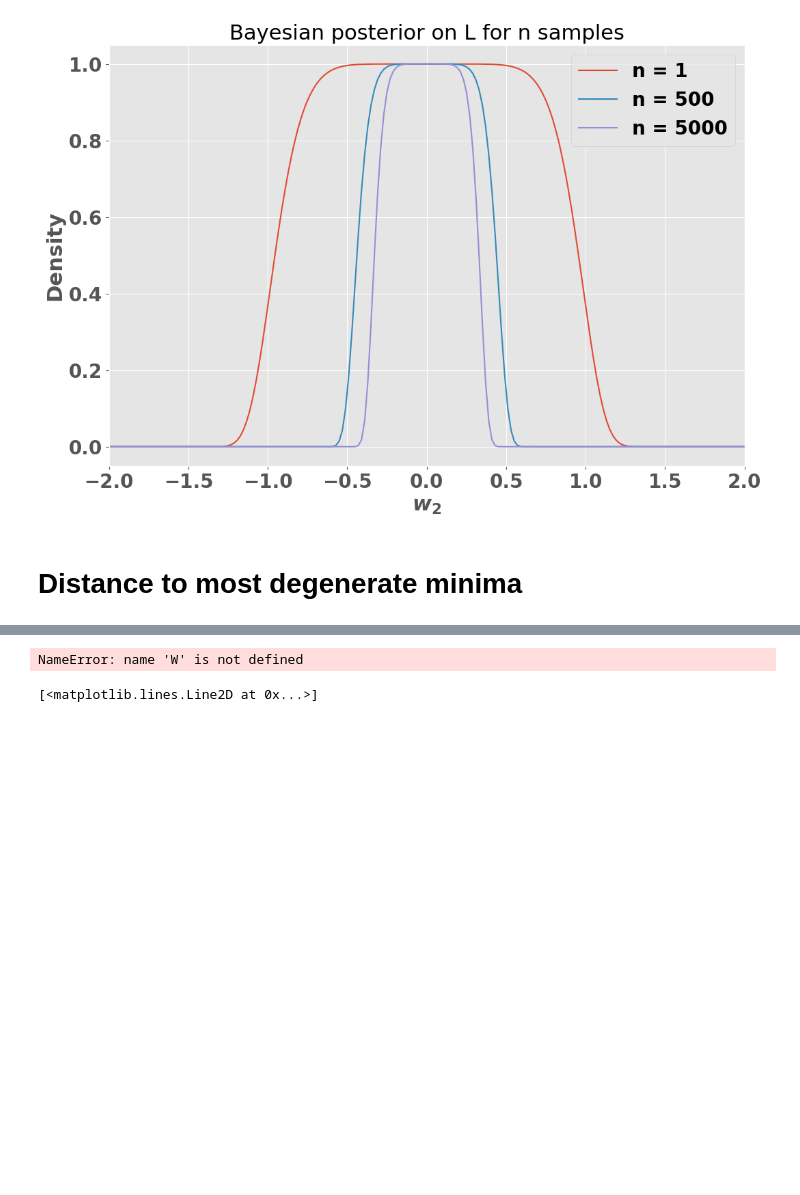
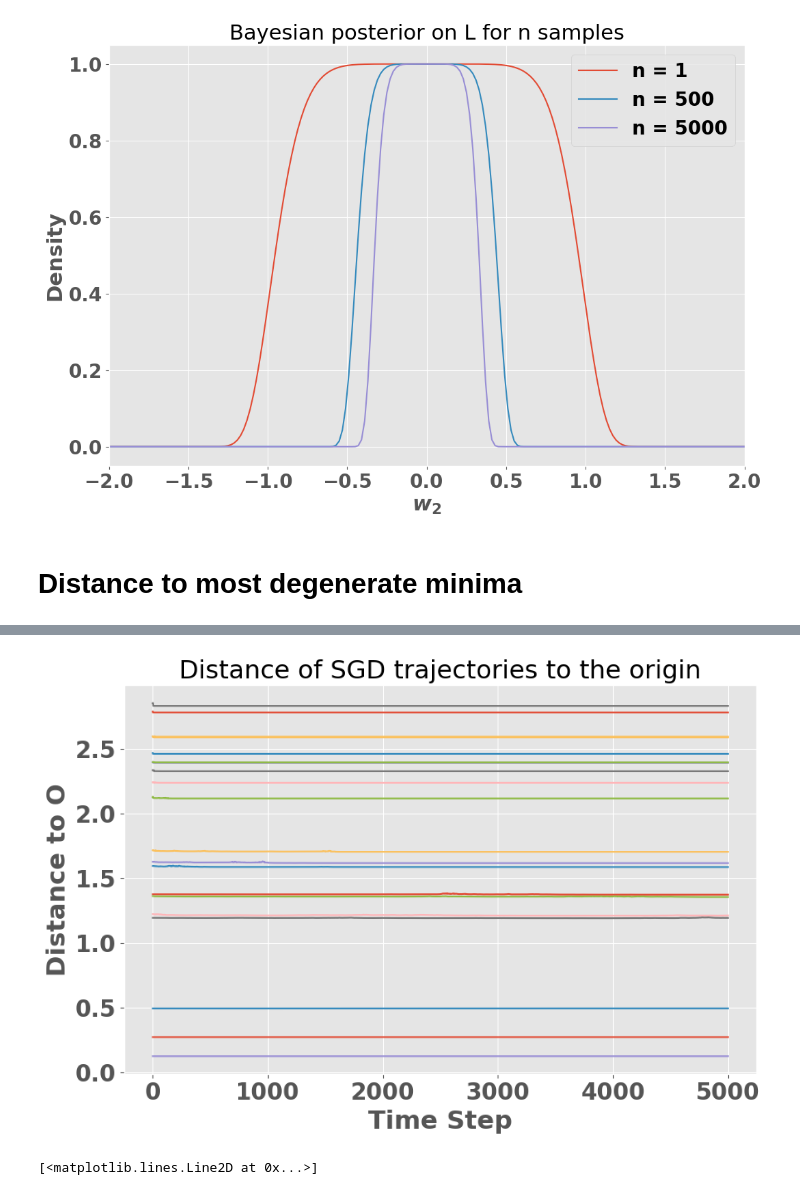
Before and after one commit to gcorlouer/SLTforSGD, a Jupyter notebook: notebooks/sgd_stuck.ipynb, the cells around one changed output, grey strips where cells are left out. Drawn from its saved outputs; the diff is of its cells as text; code cells hidden in the pictures; blank space fills up the shorter version.

```diff
--- a/notebooks/sgd_stuck.ipynb
+++ b/notebooks/sgd_stuck.ipynb
@@ -306,36 +306,36 @@ rows_greater_than_threshold = np.all(distances > threshold, axis=1)
 
 # Create a mask for rows where all elements are less than the threshold
 rows_less_than_threshold = np.all(distances < threshold, axis=1)
 
 # Apply the masks to get the required subarrays
 distances_greater_than_threshold = distances[rows_greater_than_threshold]
 distances_less_than_threshold = distances[rows_less_than_threshold]
 
 # Ensure we don't attempt to sample more rows than are available
 num_rows_less = distances_less_than_threshold.shape[0]
 num_rows_greater = distances_greater_than_threshold.shape[0]
 
 # Sample rows randomly
 sampled_less_than_threshold = distances_less_than_threshold[np.random.choice(num_rows_less, min(num_distance, num_rows_less), replace=False)]
 sampled_greater_than_threshold = distances_greater_than_threshold[np.random.choice(num_rows_greater, min(num_distance, num_rows_greater), replace=False)]
 
 # Combine the sampled rows into one array
 combined_distances = np.vstack((sampled_less_than_threshold, sampled_greater_than_threshold))
 
 combined_distances
 # Plot the distances
 time = np.arange(W.shape[2])  # Assuming time steps are sequential integers
 
 for i in range(combined_distances.shape[0]):
     plt.plot(time, combined_distances[i, :])
     plt.yscale("linear")
 
 plt.xlabel('Time Step')
-plt.ylabel('Distance')
-plt.title('Distance of SGD trajectories to the origin over time')
+plt.ylabel('Distance to O')
+plt.title('Distance of SGD trajectories to the origin')
 plt.show()
 # %% [output]
-NameError: name 'W' is not defined
+[figure, added]
 # %%
 mean_dist = np.mean(distances, axis=0)
 plt.plot(time, mean_dist)
```
Also changed, not shown: parts of 3 cells of this notebook, 1 other file.
